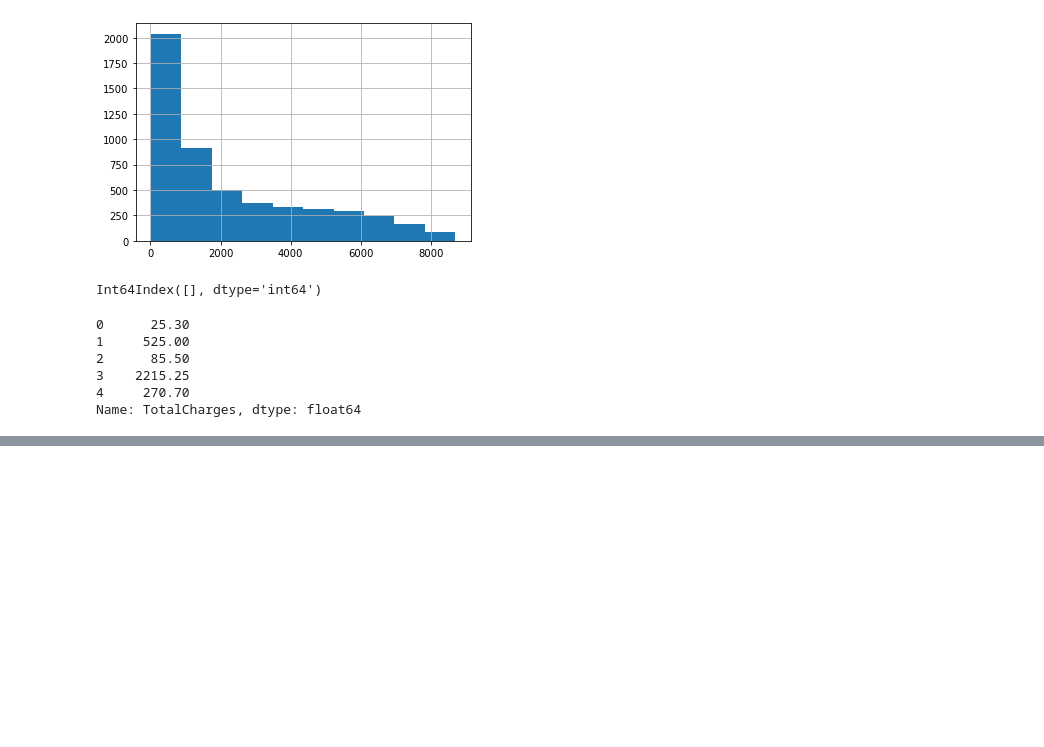
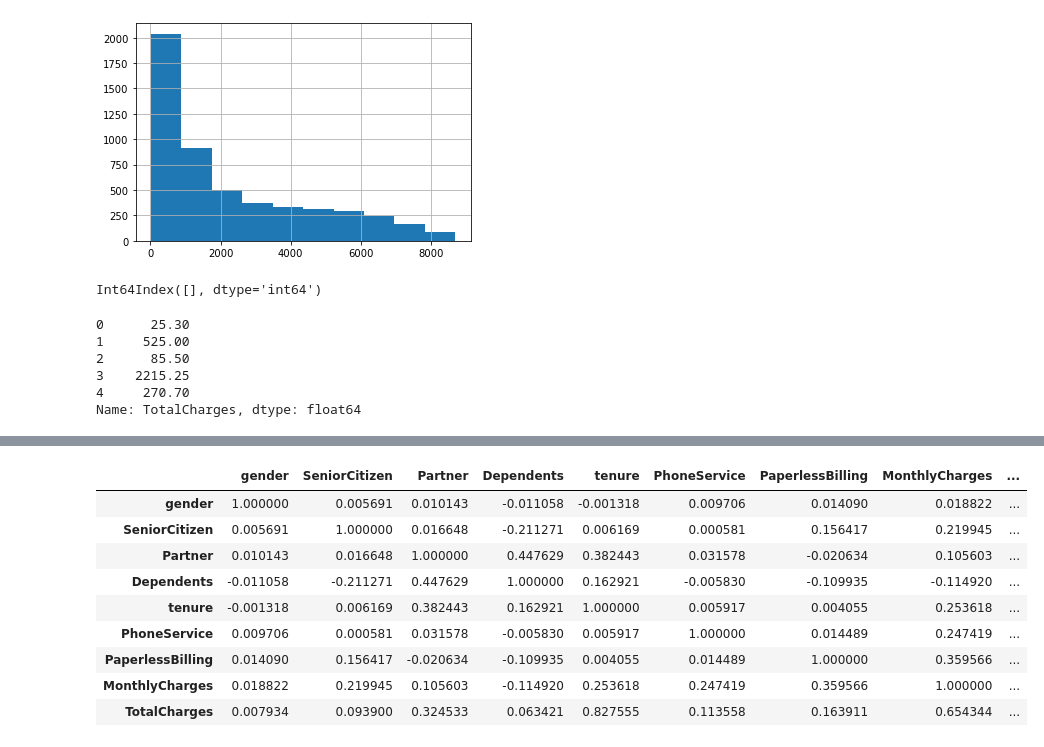
Before and after one commit to daanishrasheed/churn-model, a Jupyter notebook: notebooks/01. Initial Exploratory Data Analysis (EDA).ipynb, the cells around one changed output, grey strips where cells are left out. Drawn from its saved outputs; the diff is of its cells as text; code cells hidden in the pictures; blank space fills up the shorter version.

Commit message:
Load featurized data into the notebook

```diff
--- a/notebooks/01. Initial Exploratory Data Analysis (EDA).ipynb
+++ b/notebooks/01. Initial Exploratory Data Analysis (EDA).ipynb
@@ -269,0 +269,2 @@ Name: TotalCharges, dtype: float64
+# %%
+X_train, y_train = load_training_data(final=True)
@@ -269,0 +280,13 @@ Name: TotalCharges, dtype: float64
+# %%
+X_train.corr()
+# %% [output]
+|  | gender | SeniorCitizen | Partner | Dependents | tenure | PhoneService | PaperlessBilling | MonthlyCharges | ... |
+| gender | 1.000000 | 0.005691 | 0.010143 | -0.011058 | -0.001318 | 0.009706 | 0.014090 | 0.018822 | ... |
+| SeniorCitizen | 0.005691 | 1.000000 | 0.016648 | -0.211271 | 0.006169 | 0.000581 | 0.156417 | 0.219945 | ... |
+| Partner | 0.010143 | 0.016648 | 1.000000 | 0.447629 | 0.382443 | 0.031578 | -0.020634 | 0.105603 | ... |
+| Dependents | -0.011058 | -0.211271 | 0.447629 | 1.000000 | 0.162921 | -0.005830 | -0.109935 | -0.114920 | ... |
+| tenure | -0.001318 | 0.006169 | 0.382443 | 0.162921 | 1.000000 | 0.005917 | 0.004055 | 0.253618 | ... |
+| PhoneService | 0.009706 | 0.000581 | 0.031578 | -0.005830 | 0.005917 | 1.000000 | 0.014489 | 0.247419 | ... |
+| PaperlessBilling | 0.014090 | 0.156417 | -0.020634 | -0.109935 | 0.004055 | 0.014489 | 1.000000 | 0.359566 | ... |
+| MonthlyCharges | 0.018822 | 0.219945 | 0.105603 | -0.114920 | 0.253618 | 0.247419 | 0.359566 | 1.000000 | ... |
+| TotalCharges | 0.007934 | 0.093900 | 0.324533 | 0.063421 | 0.827555 | 0.113558 | 0.163911 | 0.654344 | ... |
```
Also changed, not shown: parts of 4 cells of this notebook.
